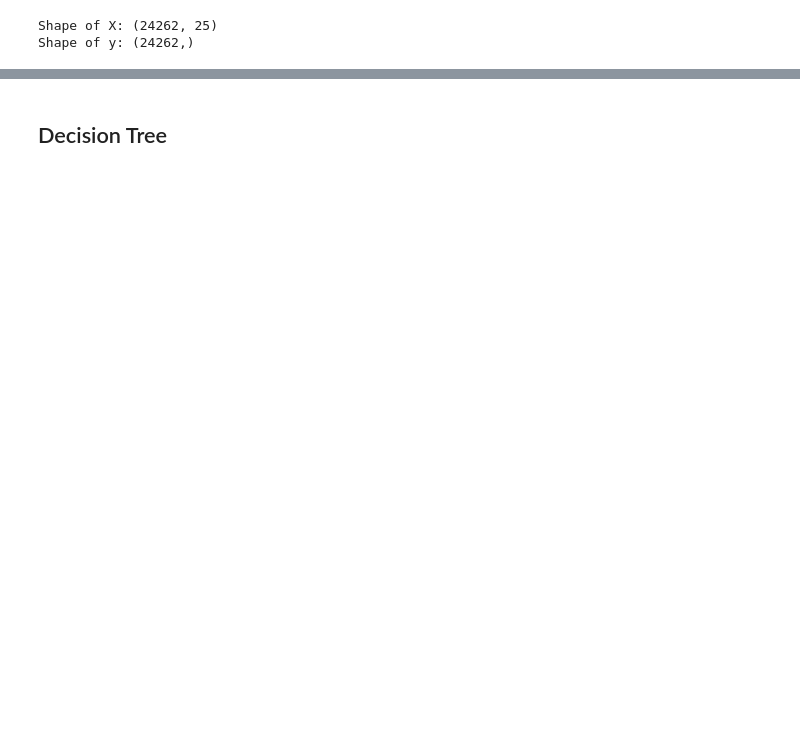
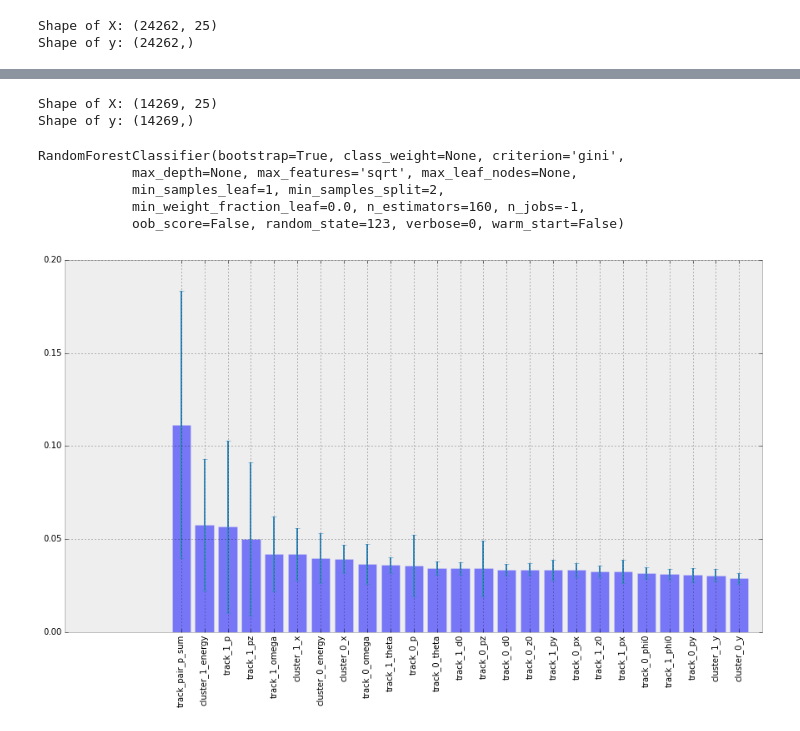
Before and after one commit to omar-moreno/hps-analysis, a Jupyter notebook: python/notebooks/radiative_signal_classification.ipynb, the cells around one changed output, grey strips where cells are left out. Drawn from its saved outputs; the diff is of its cells as text; code cells hidden in the pictures; blank space fills up the shorter version.

```diff
--- a/python/notebooks/radiative_signal_classification.ipynb
+++ b/python/notebooks/radiative_signal_classification.ipynb
@@ -270,2 +264,0 @@ X_train, X_test, y_train, y_test = cross_validation.train_test_split(X, y, test_
-# %% [markdown]
-## Decision Tree
@@ -274,0 +265,56 @@ tree_clf = tree.DecisionTreeClassifier(max_depth=10)
+# %%
+# Open a ROOT file and create a record array out of both the preprocessed BH and Rad ntuples
+X_rad_test_rec = rnp.root2array("rad_preprocessed_file_test.root")
+X_bh_test_rec = rnp.root2array("bh_preprocessed_file_test.root")
+
+features_test = rnp.list_branches("rad_preprocessed_file_test.root")
+
+# Convert the data into an array that can be used as an input into scikit-learn
+X_rad_test = rnp.rec2array(X_rad_test_rec)
+X_bh_test = rnp.rec2array(X_bh_test_rec)
+
+# Truncate the array containing the Radiative features such that it's correctly weighted
+# for the expected cross sections
+X_rad_test = X_rad[:len(X_bh_test)/6]
+
+# Create the targets
+y_rad_test = np.ones(len(X_rad_test))
+y_bh_test = np.zeros(len(X_bh_test))
+
+rad_test_zip = zip(X_rad_test, y_rad_test)
+bh_test_zip = zip(X_bh_test, y_bh_test)
+
+X_test_merge = np.concatenate((rad_test_zip, bh_test_zip))
+np.random.shuffle(X_test_merge)
+
+X_test_list, y_test_list = map(list, zip(*X_test_merge))
+
+X_test = np.array(X_test_list)
+print "Shape of X: " + str(X_test.shape)
+
+y_test = np.array(y_test_list)
+print "Shape of y: " + str(y_test.shape)
+# %% [output]
+Shape of X: (14269, 25)
+Shape of y: (14269,)
+# %%
+#
+forest_clf = RandomForestClassifier(max_features='sqrt', n_jobs=-1, n_estimators=160, random_state=RANDOM_STATE)
+forest_clf.fit(X, y)
+# %% [output]
+RandomForestClassifier(bootstrap=True, class_weight=None, criterion='gini',
+            max_depth=None, max_features='sqrt', max_leaf_nodes=None,
+            min_samples_leaf=1, min_samples_split=2,
+            min_weight_fraction_leaf=0.0, n_estimators=160, n_jobs=-1,
+            oob_score=False, random_state=123, verbose=0, warm_start=False)
+# %%
+importances = forest_clf.feature_importances_
+std = np.std([clf.feature_importances_ for clf in forest_clf.estimators_], axis=0)
+indices = np.argsort(importances)[::-1]
+fig, ax0 = plt.subplots(figsize=(15, 8))
+sorted_features = []
+[sorted_features.append(features_test[index]) for index in indices]
+ax0.bar(range(len(importances)), importances[indices], yerr=std[indices], align="center", alpha=0.5)
+plt.xticks(range(len(importances)), sorted_features, rotation='vertical');
+# %% [output]
+[figure, added]
```
Also changed, not shown: parts of 16 cells of this notebook.
